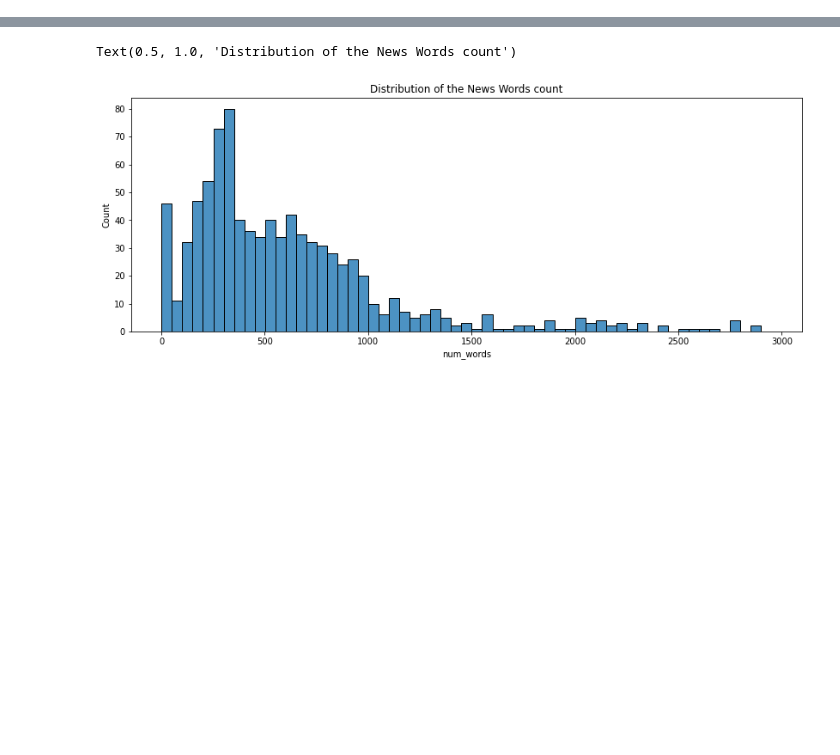
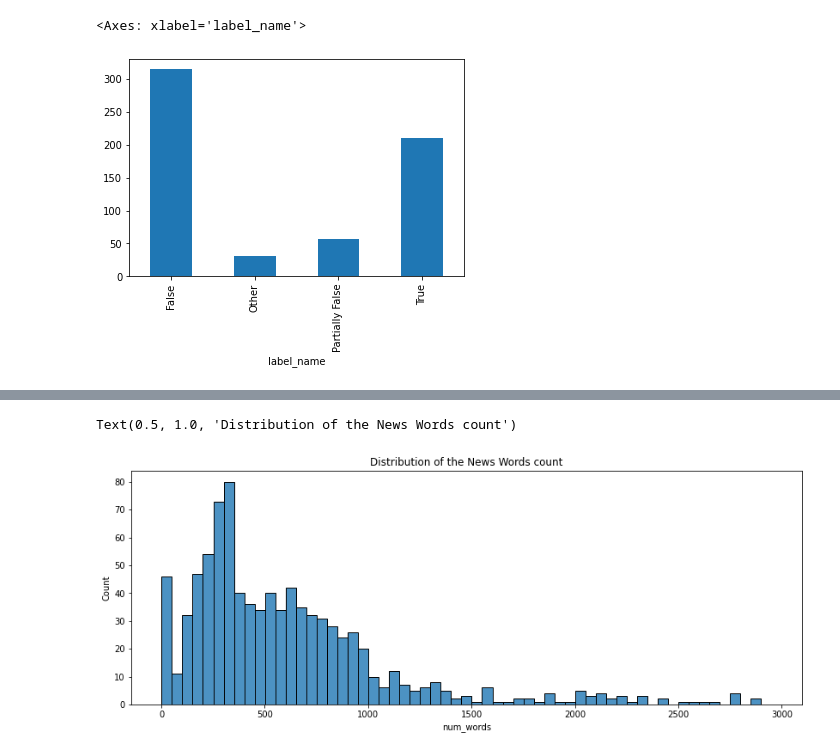
Before and after one commit to cgurkan/fake-news, a Jupyter notebook: Fake News Detection.ipynb, the cells around one changed output, grey strips where cells are left out. Saved outputs shown, nothing was run; the diff lists cells and outputs as text; code cells hidden in the pictures; blank space fills up the shorter version.

```diff
--- a/Fake News Detection.ipynb
+++ b/Fake News Detection.ipynb
@@ -17,0 +24,3 @@ df.shape
+# %%
+df_test = pd.read_csv(BASE_URL+"data/test/English_data_test_release_with_rating.csv")
+df_test.head()
@@ -17,0 +125,3 @@ df.shape
+# %%
+df_test['label'] = df_test.label.map({'TRUE': 1, 'True':1, 'FALSE': 0, 'false':0, 'partially false': 2, 'Partially false': 2, 'other': 3, 'Other': 3})
+df_test["label_name"] = df_test.label.map({0:'False', 1:'True', 2:'Partially False',  3:'Other'})
@@ -17,0 +152,5 @@ df.shape
+# %%
+df_test.groupby(["label_name"]).size().plot.bar()
+# %% [output]
+<Axes: xlabel='label_name'>
+[figure, added]
```
Also changed, not shown: parts of 25 cells of this notebook.
